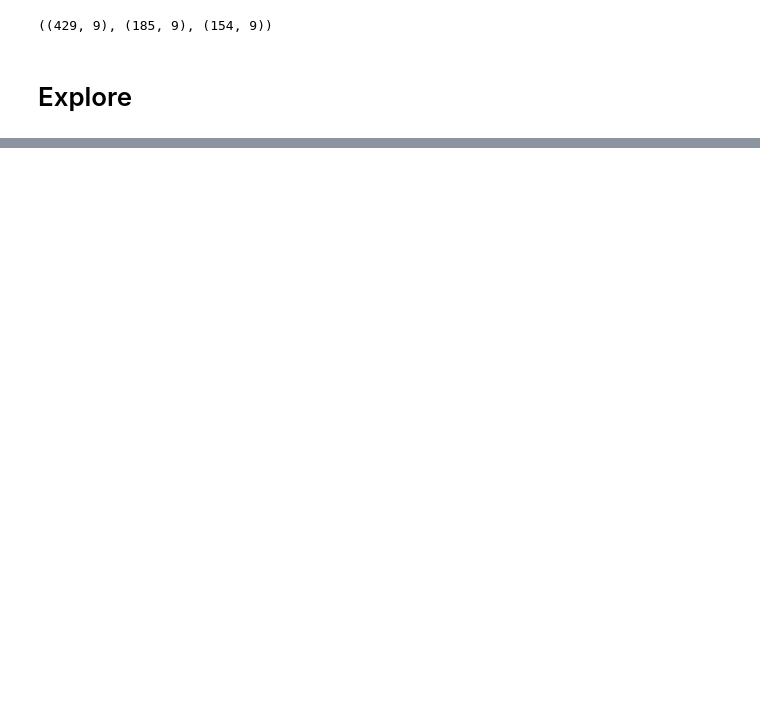
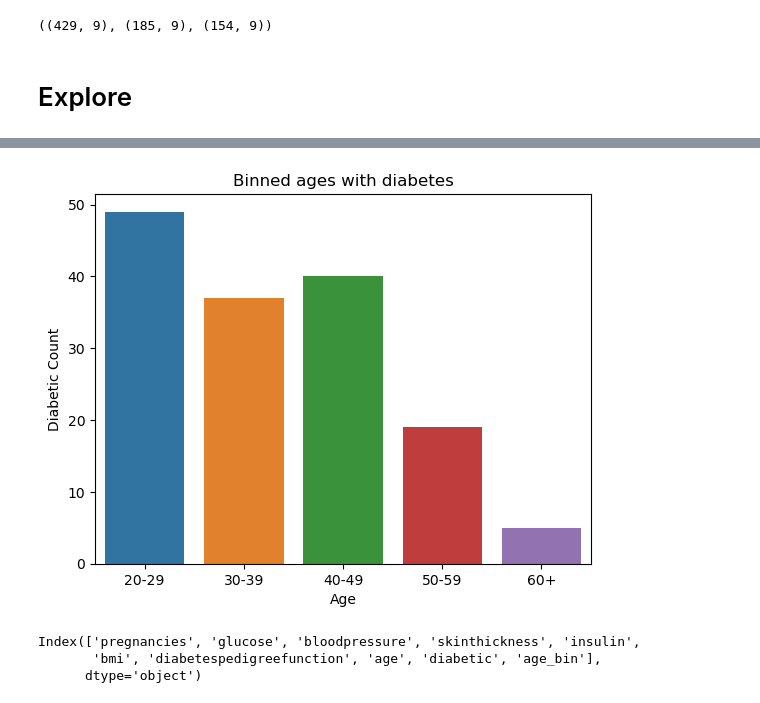
Before and after one commit to Jburch01/diabetes_classification_project, a Jupyter notebook: explore.ipynb, the cells around one changed output, grey strips where cells are left out. Cells and saved outputs as stored; diff of their text form; code cells hidden in the pictures; blank space fills up the shorter version.

```diff
--- a/explore.ipynb
+++ b/explore.ipynb
@@ -10,7 +10,7 @@ import seaborn as sns
 # %%
 df = w.get_data()
 # %%
-train, val, test = w.train_validate_test(df, 'outcome')
+train, val, test = w.train_validate_test(df, 'diabetic')
 # %%
 train.shape, val.shape, test.shape
 # %% [output]
@@ -42,0 +63,27 @@ for col in df.columns:
+# %%
+# bin the ages into intervals of 10 years
+bins = [19, 29, 39, 49, 59, 80]
+labels = ['20-29', '30-39', '40-49', '50-59', '60+']
+train['age_bin'] = pd.cut(train['age'], bins=bins, labels=labels)
+
+# count the number of occurrences of each bin
+diabetic_count = train[train['diabetic'] == 1].groupby('age_bin')['diabetic'].count()
+
+# create a bar plot
+sns.barplot(x=diabetic_count.index, y=diabetic_count)
+
+# add axis labels and title
+plt.xlabel('Age')
+plt.ylabel('Diabetic Count')
+plt.title('Binned ages with diabetes')
+
+# show the plot
+plt.show()
+# %% [output]
+[figure, added]
+# %%
+train.columns
+# %% [output]
+Index(['pregnancies', 'glucose', 'bloodpressure', 'skinthickness', 'insulin',
+       'bmi', 'diabetespedigreefunction', 'age', 'diabetic', 'age_bin'],
+      dtype='object')
```
Also changed, not shown: parts of 7 cells of this notebook.
